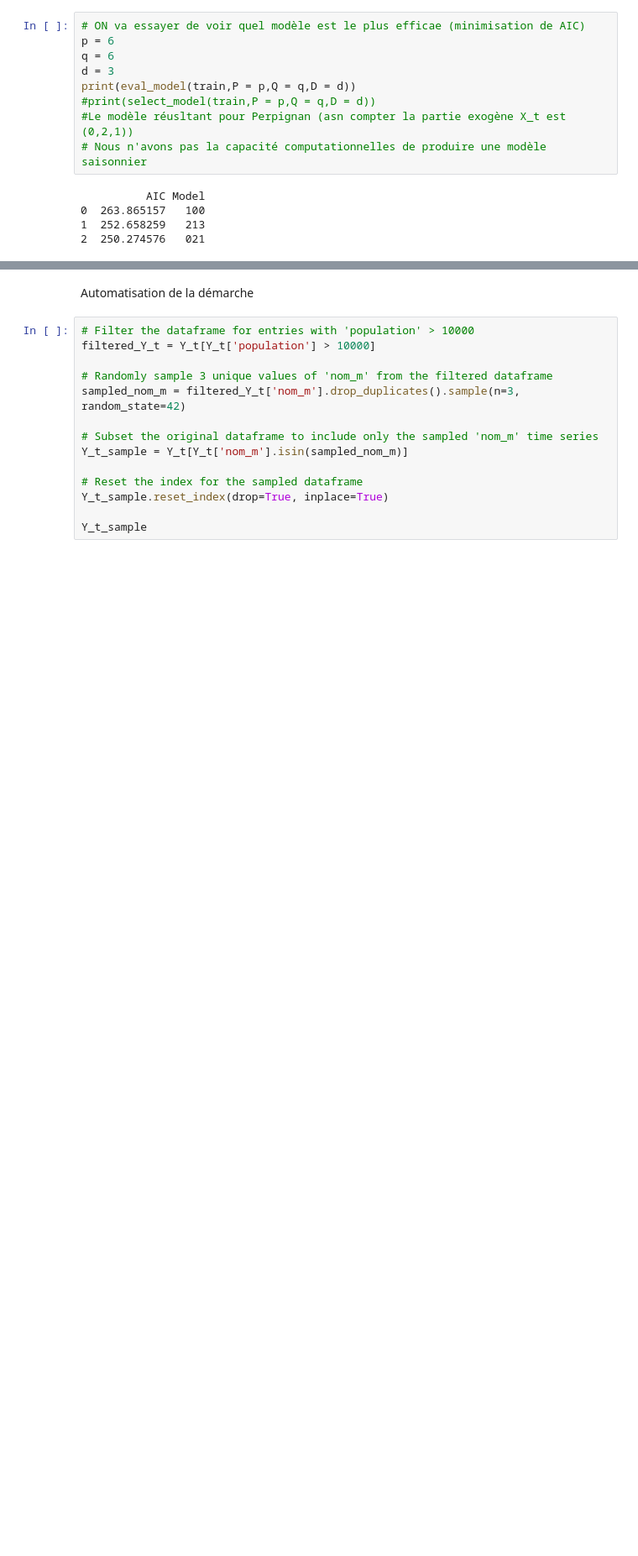
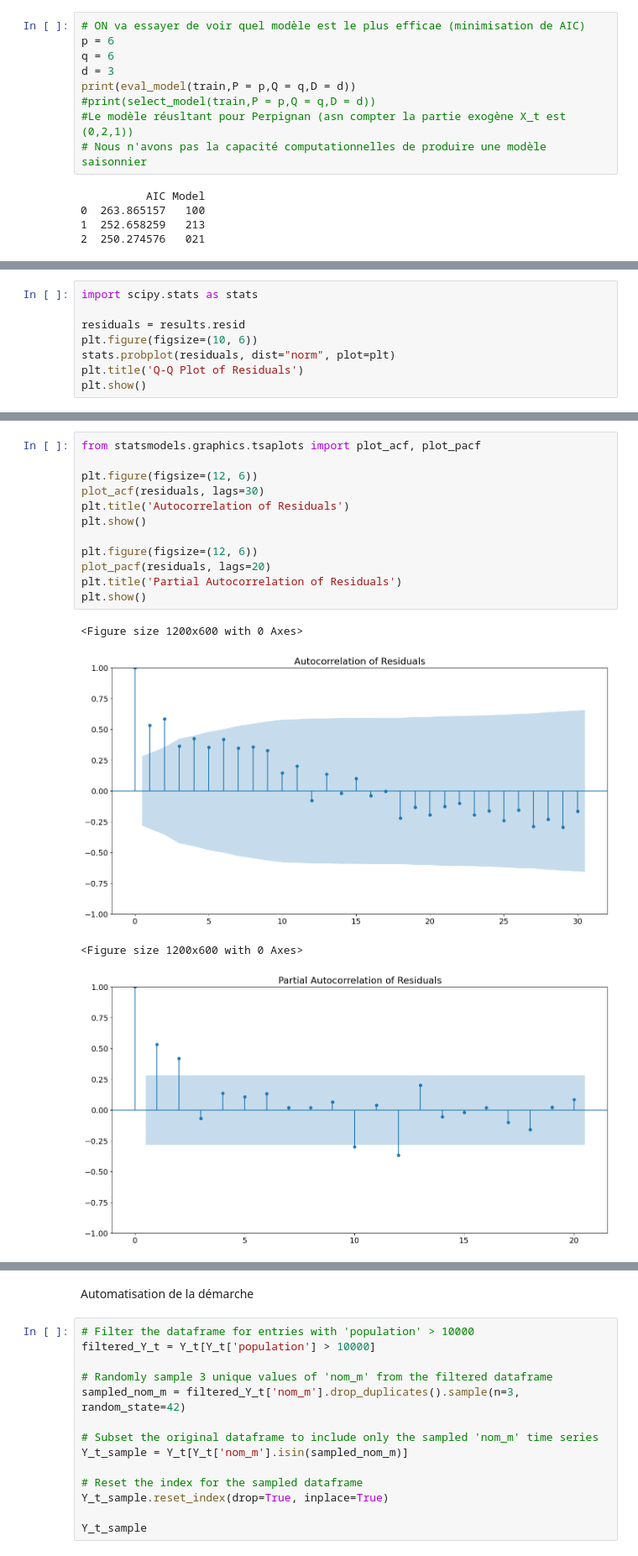
Before and after one commit to Antoine-Merienne/Projet-data-science-Mornand-Merienne, a Jupyter notebook: analyse_pollution_air.ipynb, the cells around one changed output, grey strips where cells are left out. Shown at 84% size. Drawn from its saved outputs; the diff is of its cells as text; blank space fills up the shorter version.

```diff
--- a/analyse_pollution_air.ipynb
+++ b/analyse_pollution_air.ipynb
@@ -900,0 +896,8 @@ hyp_param
+# %%
+import scipy.stats as stats
+
+residuals = results.resid
+plt.figure(figsize=(10, 6))
+stats.probplot(residuals, dist="norm", plot=plt)
+plt.title('Q-Q Plot of Residuals')
+plt.show()
@@ -900,0 +914,17 @@ hyp_param
+# %%
+from statsmodels.graphics.tsaplots import plot_acf, plot_pacf
+
+plt.figure(figsize=(12, 6))
+plot_acf(residuals, lags=30)
+plt.title('Autocorrelation of Residuals')
+plt.show()
+
+plt.figure(figsize=(12, 6))
+plot_pacf(residuals, lags=20)
+plt.title('Partial Autocorrelation of Residuals')
+plt.show()
+# %% [output]
+<Figure size 1200x600 with 0 Axes>
+[figure, added]
+<Figure size 1200x600 with 0 Axes>
+[figure, added]
```
Also changed, not shown: parts of 9 cells of this notebook.
